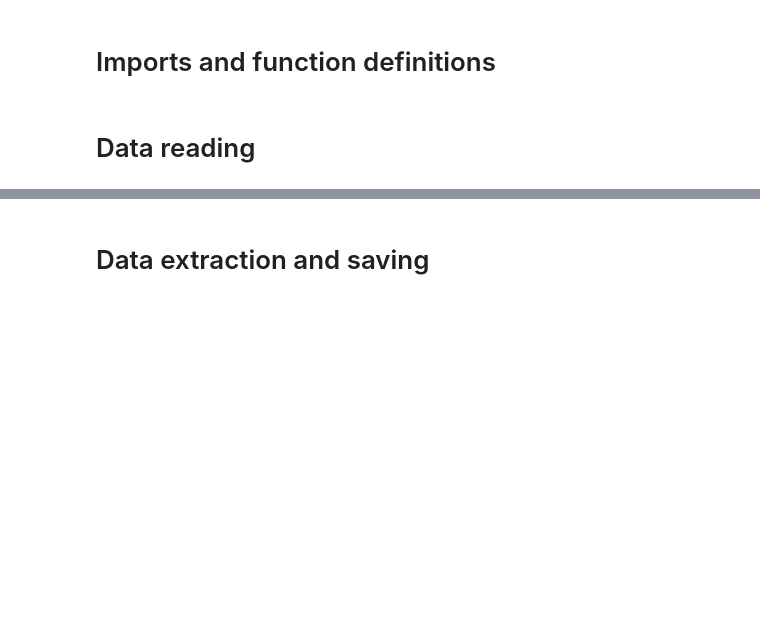
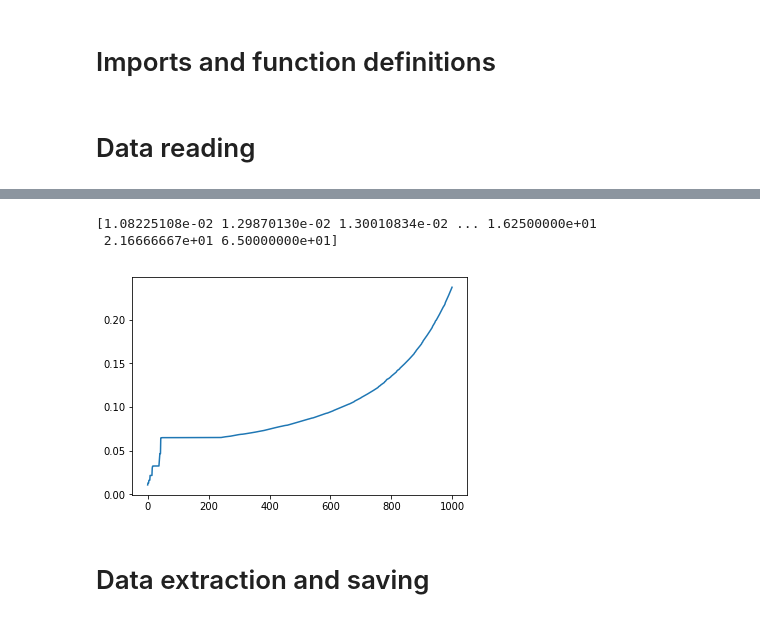
Before and after one commit to AF018/Oliver_Wymann_datacase, a Jupyter notebook: read_data.ipynb, the cells around one changed output, grey strips where cells are left out. Drawn from its saved outputs; the diff is of its cells as text; code cells hidden in the pictures; blank space fills up the shorter version.

```diff
--- a/read_data.ipynb
+++ b/read_data.ipynb
@@ -25,6 +28,9 @@ print(list_HDF_file(data_case_storage))
 # %%
 # Reading the file
 df=read_HDF_file(data_case_storage, "/transaction_and_locations")
+df = df.drop(['parking_end', 'parkmeter_address', 'hourly_rate'], axis=1)
+df['real_hourly_rate'] = df['amount'] / df['duration_hours']
+df.to_hdf(new_data_path, key='transaction_and_locations')
 # %%
 print(df.keys())
 print("Number of parkmeters : " + str(df["parkmeter_id"].drop_duplicates().count()))
@@ -31,3 +82,16 @@ print("Number of parkmeters : " + str(df["parkmeter_id"].drop_duplicates().count
+# %%
+rotatif_df = df[df['user_type'] == 'Résident']
+np_values = np.unique((rotatif_df['amount'] / rotatif_df['duration_hours']).values)
+print(np_values)
+# %% [output]
+[1.08225108e-02 1.29870130e-02 1.30010834e-02 ... 1.62500000e+01
+ 2.16666667e+01 6.50000000e+01]
+# %%
+import matplotlib.pyplot as plt
+plt.plot(np_values[:1000])
+plt.show()
+# %% [output]
+[figure, added]
 # %% [markdown]
 # Data extraction and saving
 # %%
```
Also changed, not shown: parts of 8 cells of this notebook, 1 other file.
